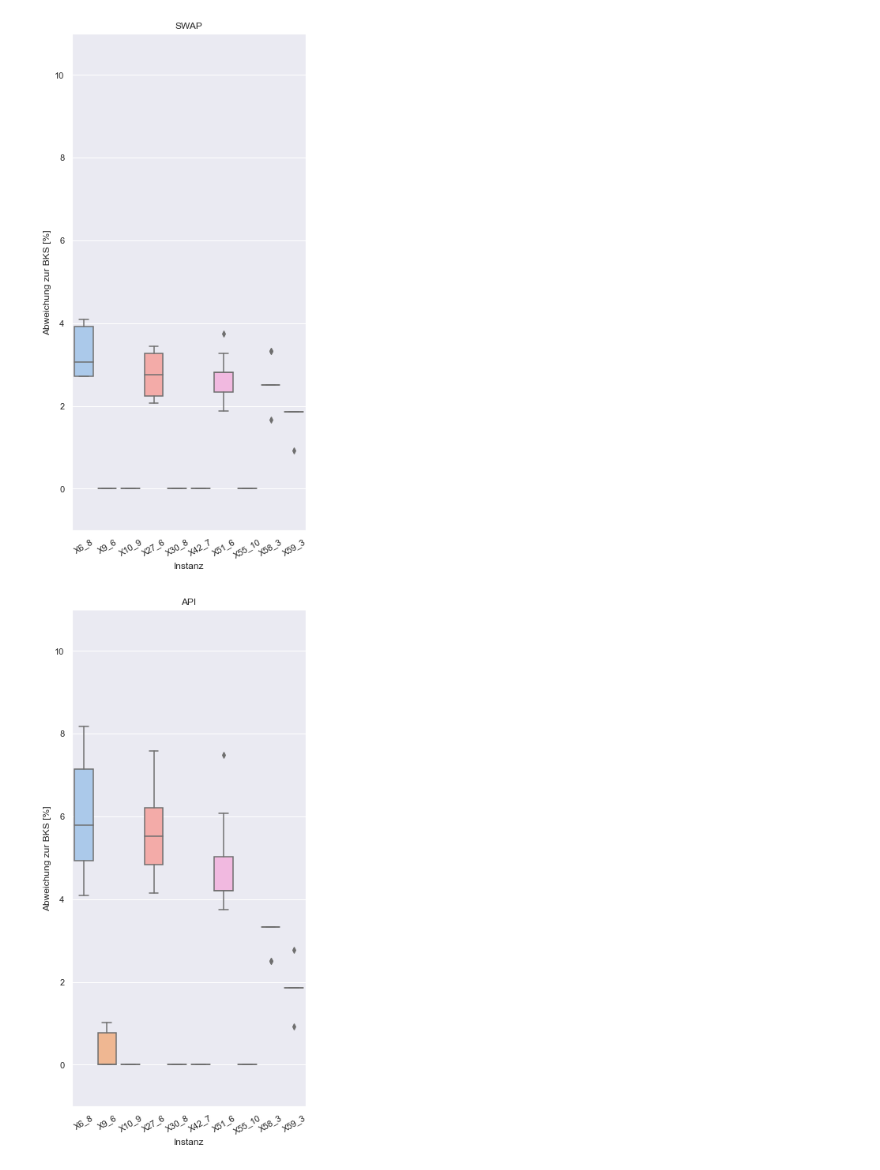
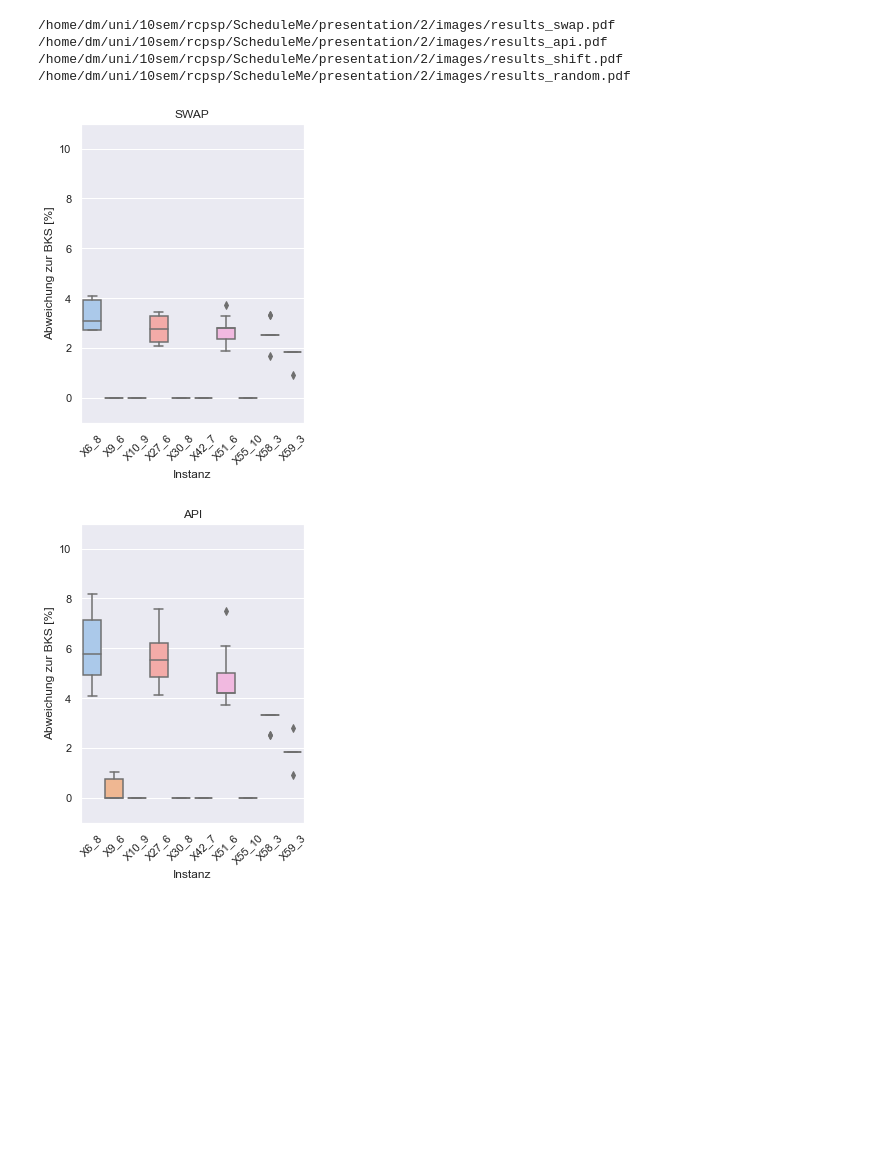
Before and after one commit to mbenahmed1/ScheduleMe, a Jupyter notebook: etc/phase2_plots.ipynb, the cells around one changed output. Drawn from its saved outputs; the diff is of its cells as text; code cells hidden in the pictures; blank space fills up the shorter version.

Commit message:
working on the final presentation >.<

```diff
--- a/etc/phase2_plots.ipynb
+++ b/etc/phase2_plots.ipynb
@@ -1,6 +1,11 @@
 # %%
 import pandas as pd
-data = pd.read_csv("phase2_results/new_60.csv")
-print(data)
+data = []
+data.append(pd.read_csv("phase2_results/old_60.csv"))
+data.append(pd.read_csv("phase2_results/old_60_o3.csv"))
+data.append(pd.read_csv("phase2_results/new_60.csv"))
+print(data[0])
+print(data[1])
+print(data[2])
 # %% [output]
     instance  bks     nbh  time      seed  makespan
@@ -20,25 +135,39 @@ print(data)
 # %%
+import os
 import seaborn as sns
 import matplotlib.pyplot as plt
 
+path = os.path.abspath("../presentation/2/images")
 
-for nbh in ["swap","api","shift","random"]:
-    d = data.loc[data["nbh"] == nbh]
-    # print(d.head())
+for i, nbh in enumerate(["swap","api","shift","random"]):
+    title = f"{nbh.upper()}"
 
-    fig, ax = plt.subplots(figsize=(10,10))
+    d = data[2].loc[data[2]["nbh"] == nbh]
+
+    figname = os.path.join(path, f"results_{nbh}.pdf")
+    print(figname)
+
+    # continue
+
+    fig, ax = plt.subplots(figsize=(4,5.5))
+    # fig, ax = plt.subplots()
     sns.set_theme()
     sns.set_palette("pastel")
 
-    sns.boxplot(ax=ax, x=d.instance,  y=(d.makespan/data.bks - 1) * 100)
-    ax.set(title=nbh.upper(), xlabel="Instanz", ylabel="Abweichung zur BKS [%]", ylim=(-1,11))
+    sns.boxplot(ax=ax, x=d.instance,  y=(d.makespan/d.bks - 1) * 100)
+    ax.set(title=title, xlabel="Instanz", ylabel="Abweichung zur BKS [%]", ylim=(-1,11))
 
     # sns.scatterplot(ax=ax, x=d.instance,  y=d.bks, s=100)
     # sns.boxplot(ax=ax, x=d.instance,  y=d.makespan)
     # ax.set(title=nbh.upper(), xlabel="Instanz", ylabel="Abweichung zur BKS [%]")
 
-    ax.set_xticklabels(ax.get_xticklabels(), rotation=30)
+    ax.set_xticklabels(ax.get_xticklabels(), rotation=45)
     plt.tight_layout()
+    plt.savefig(figname)
 # %% [output]
+/home/dm/uni/10sem/rcpsp/ScheduleMe/presentation/2/images/results_swap.pdf
+/home/dm/uni/10sem/rcpsp/ScheduleMe/presentation/2/images/results_api.pdf
+/home/dm/uni/10sem/rcpsp/ScheduleMe/presentation/2/images/results_shift.pdf
+/home/dm/uni/10sem/rcpsp/ScheduleMe/presentation/2/images/results_random.pdf
-[figure, old version]
+[figure, new version]
-[figure, old version]
+[figure, new version]
```
Also changed, not shown: parts of 5 cells of this notebook, 6 other files.
